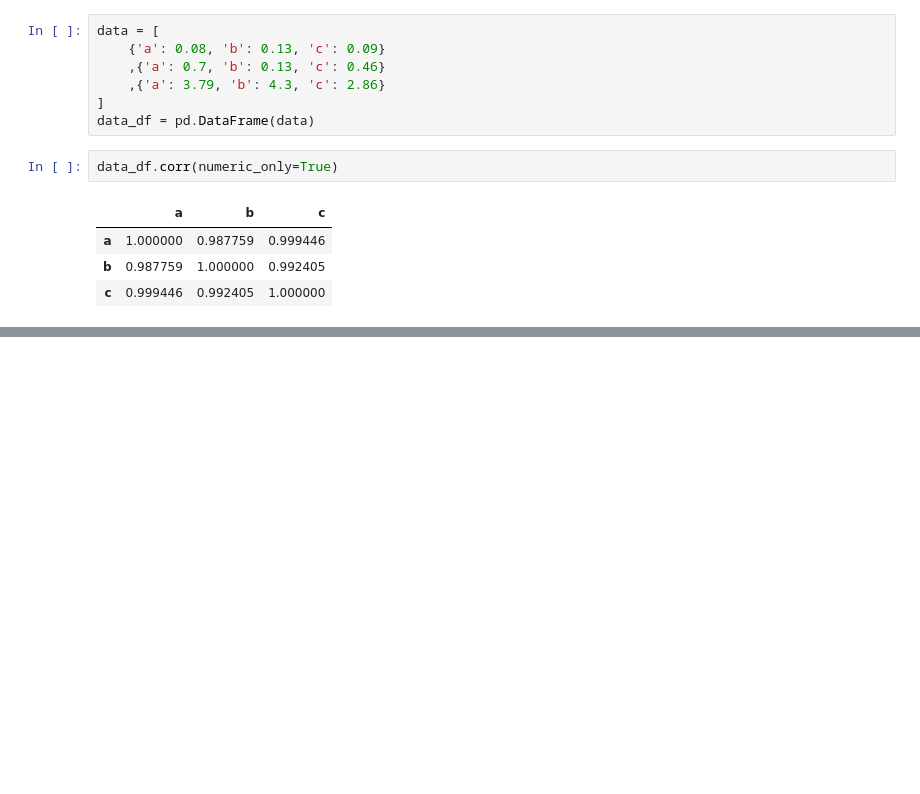
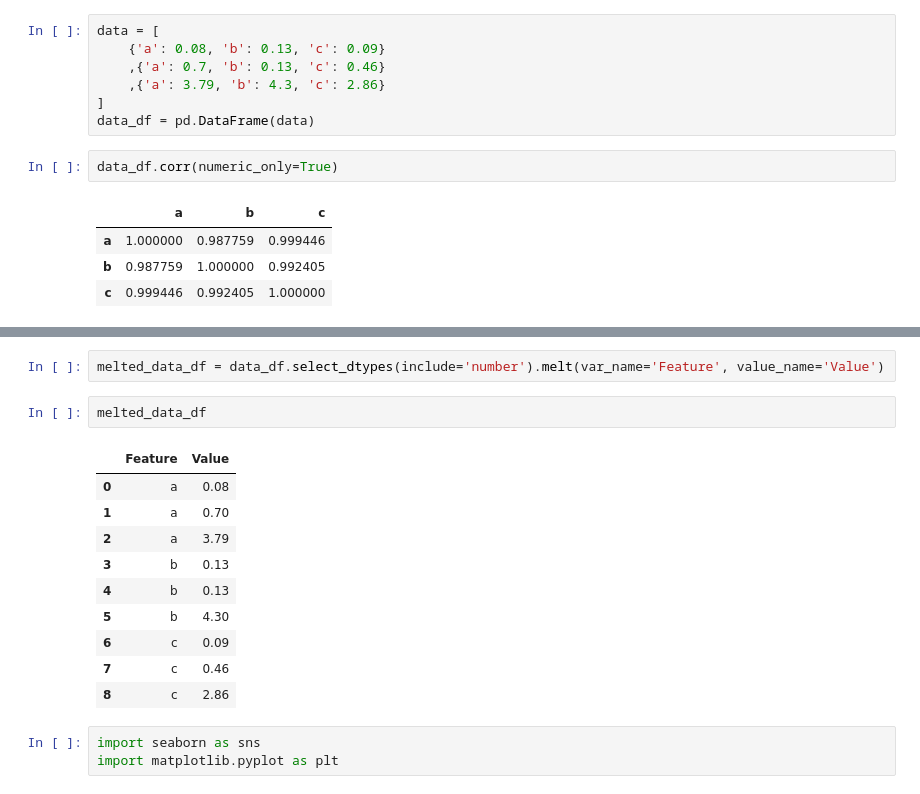
Before and after one commit to muhakazm/dev-ds, a Jupyter notebook: prj-data-rain-prediction/trial.ipynb, the cells around one changed output, grey strips where cells are left out. Saved outputs shown, nothing was run; the diff lists cells and outputs as text; blank space fills up the shorter version.

```diff
--- a/prj-data-rain-prediction/trial.ipynb
+++ b/prj-data-rain-prediction/trial.ipynb
@@ -81,0 +91,18 @@ data_df.corr(numeric_only=True)
+# %%
+melted_data_df = data_df.select_dtypes(include='number').melt(var_name='Feature', value_name='Value')
+# %%
+melted_data_df
+# %% [output]
+|  | Feature | Value |
+| 0 | a | 0.08 |
+| 1 | a | 0.70 |
+| 2 | a | 3.79 |
+| 3 | b | 0.13 |
+| 4 | b | 0.13 |
+| 5 | b | 4.30 |
+| 6 | c | 0.09 |
+| 7 | c | 0.46 |
+| 8 | c | 2.86 |
+# %%
+import seaborn as sns
+import matplotlib.pyplot as plt
```
Also changed, not shown: parts of 9 cells of this notebook, 1 other file.
